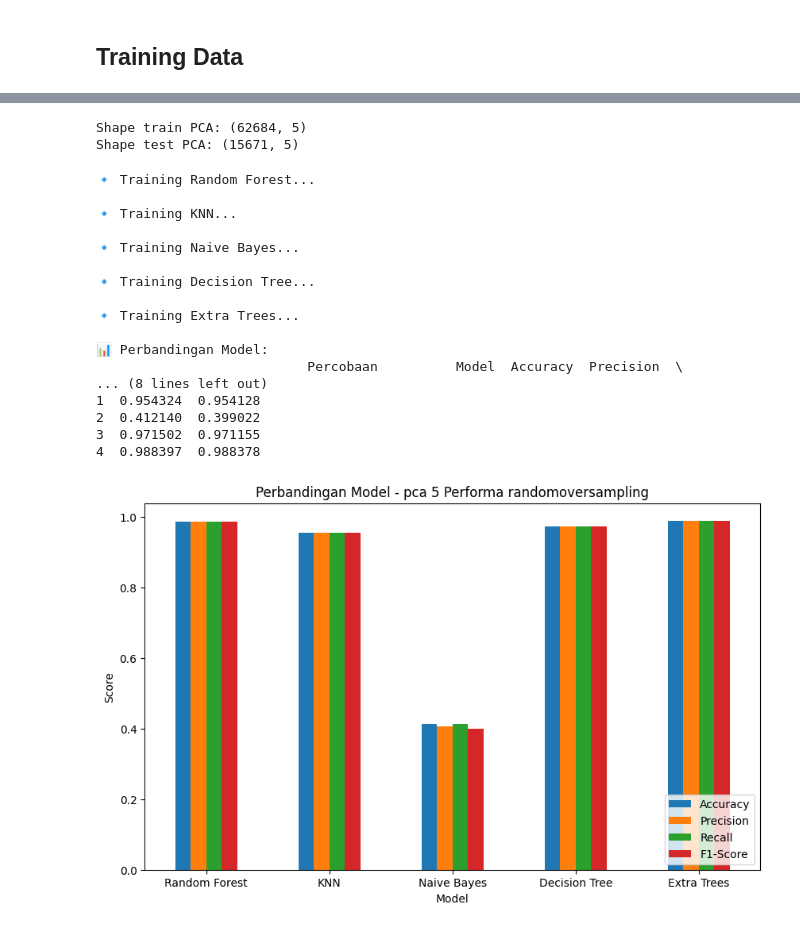
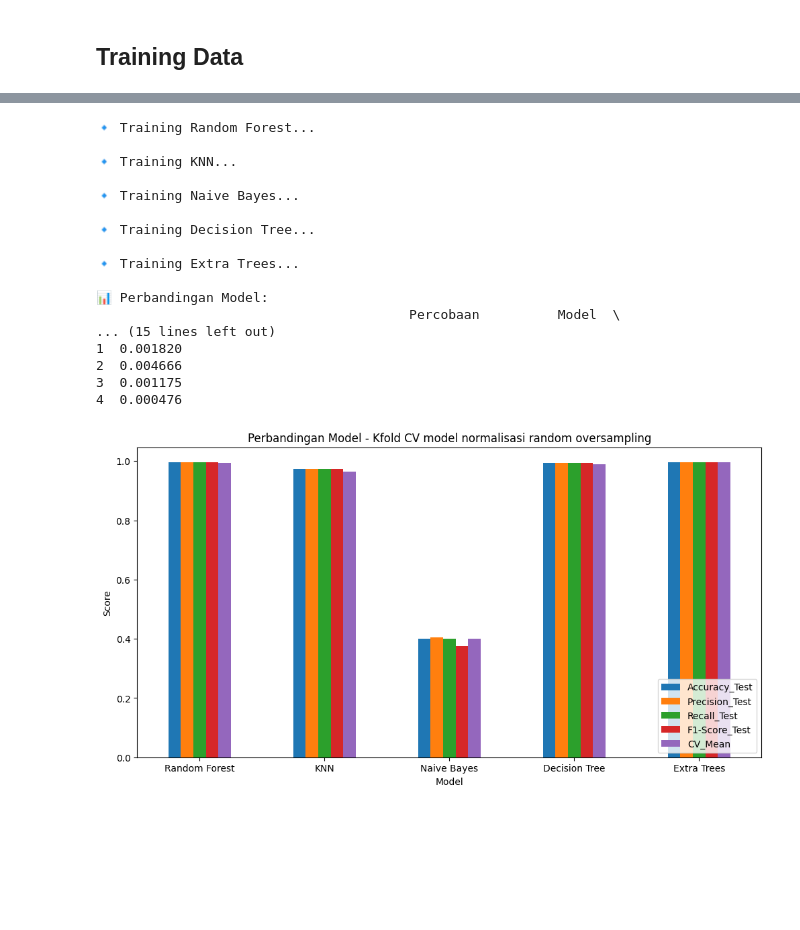
Before and after one commit to RyanGA09/DataMiningAirQuality, a Jupyter notebook: Dataoversamplingrandom/Kfold/notebookrandomoversampling.ipynb, the cells around one changed output, grey strips where cells are left out. Drawn from its saved outputs; the diff is of its cells as text; code cells hidden in the pictures; blank space fills up the shorter version.

```diff
--- a/Dataoversamplingrandom/Kfold/notebookrandomoversampling.ipynb
+++ b/Dataoversamplingrandom/Kfold/notebookrandomoversampling.ipynb
@@ -568,42 +465,26 @@ df_results = evaluate_models(
-# %%
-from sklearn.decomposition import PCA
-
-# Inisialisasi PCA dengan 5 komponen
-pca = PCA(n_components=5)
-
-# Fit hanya di data train
-X_train_pca = pca.fit_transform(X_train_scaled)
-
-# Transform data test pakai PCA yang sudah fit dari train
-X_test_pca = pca.transform(X_test_scaled)
-
-print("Shape train PCA:", X_train_pca.shape)
-print("Shape test PCA:", X_test_pca.shape)
-# %% [output]
-Shape train PCA: (62684, 5)
-Shape test PCA: (15671, 5)
-# %%
-df_results = evaluate_models(
-    X_train_pca, X_test_pca, y_train, y_test,
-    percobaan="pca 5 Performa randomoversampling",
-    output_file="hasil_model.csv"
-)
-# %% [output]
-🔹 Training Random Forest...
-
-🔹 Training KNN...
-
-🔹 Training Naive Bayes...
-
-🔹 Training Decision Tree...
-
-🔹 Training Extra Trees...
-
-📊 Perbandingan Model:
-                           Percobaan          Model  Accuracy  Precision  \
-... (8 lines left out)
-1  0.954324  0.954128
-2  0.412140  0.399022
-3  0.971502  0.971155
-4  0.988397  0.988378
-[figure, removed]
+# %%
+results = evaluate_models(
+    X_train_scaled, X_test_scaled, y_train, y_test,
+    percobaan="Kfold CV model normalisasi random oversampling",
+    output_file="results.csv",
+    cv=5  # jumlah fold cross-validation
+)
+# %% [output]
+🔹 Training Random Forest...
+
+🔹 Training KNN...
+
+🔹 Training Naive Bayes...
+
+🔹 Training Decision Tree...
+
+🔹 Training Extra Trees...
+
+📊 Perbandingan Model:
+                                        Percobaan          Model  \
+... (15 lines left out)
+1  0.001820
+2  0.004666
+3  0.001175
+4  0.000476
+[figure, added]
```
Also changed, not shown: parts of 13 cells of this notebook, 3 other files.
